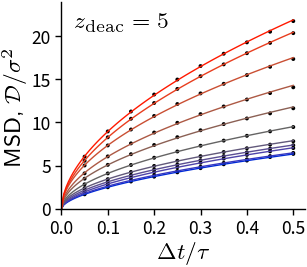
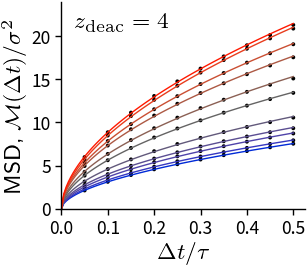
The notebook cell's code change between the first figure and the second:
--- before
+++ after
@@ -3,9 +3,12 @@
     cmap=colorcet.m_CET_D8,
 )
-valency = 5
+valency = 4
 
 fig, ax = plt.subplots(figsize=(1.6, 1.4))
 
-for phi in np.arange(0, 1.01, 0.1):
+phis = np.arange(0, 1.01, 0.1)
+msd_params = []
+
+for phi in phis:
     config_entry = (
         metrics_table
@@ -29,4 +32,7 @@
     ax.plot(x, y, color=c)
 
+    M0 = prefactor * 0.5**alpha
+    msd_params.append((alpha, M0))
+
 s = r"$ z_\mathrm{deac} = %d $" % valency
 ax.text(0.05, 0.95, s, ha="left", va="top", usetex=True, transform=ax.transAxes)
@@ -37,5 +43,5 @@
 
 ax.set_xlabel(r"$ \Delta t / \tau $", usetex=True)
-ax.set_ylabel("MSD, " + r"$ \mathcal{D} / \sigma^2 $", usetex=True)
+ax.set_ylabel("MSD, " + r"$ \mathcal{M}(\Delta t) / \sigma^2 $", usetex=True)
 
 set_axis(ax, "left bottom")
@@ -43,3 +49,6 @@
 fig.savefig(f"_figs/msd-{task_id}-z{valency}.svg")
 
+for phi, (alpha, prefactor) in zip(phis, msd_params):
+    print(f"  φ = {phi:.2f}  M0 = {prefactor:.1f}  α = {alpha:.3f}")
+
 pass

Commit: tasks:BPJ-Fig1: Update analysis for publication figs